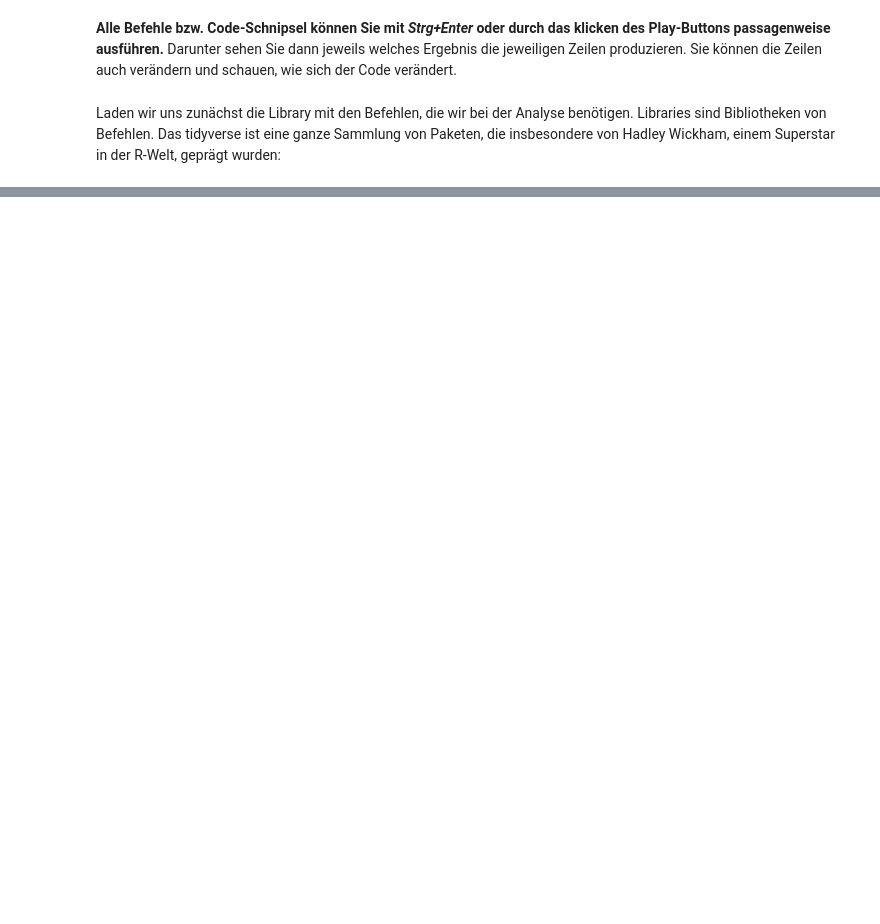
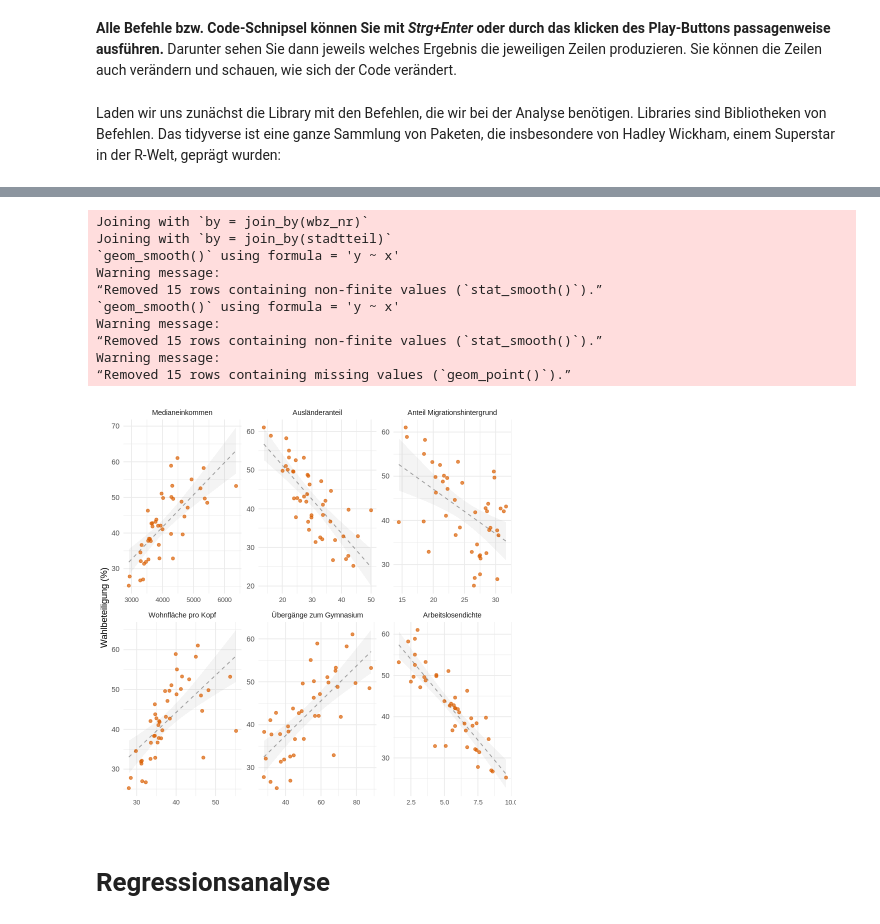
Before and after one commit to cstecker/politicsRLab, a Jupyter notebook: sozial verzerrte Wahlbeteiligung (OB-Wahl FFM).ipynb, the cells around one changed output, grey strips where cells are left out. Cells and saved outputs as stored; diff of their text form; code cells hidden in the pictures; blank space fills up the shorter version.

```diff
--- a/sozial verzerrte Wahlbeteiligung (OB-Wahl FFM).ipynb
+++ b/sozial verzerrte Wahlbeteiligung (OB-Wahl FFM).ipynb
@@ -185,0 +144,51 @@ Schreiben Sie doch mal ein bisschen Code!
+# %%
+# alles auf einen Blick
+ffm_ob_wbz_results %>%
+  filter(date == "2023-03-05", wbz_art == "Präsenzwahl") %>%
+  left_join(wbz_stadtteile) %>%
+  select(date, stadtteil, wbz_nr, everything()) %>%
+  group_by(stadtteil) %>%
+  summarise(across(c(gueltig, sperrW , wahlberechtigt), sum)) %>%
+  mutate(turnout = (gueltig+sperrW)/wahlberechtigt*100) %>%
+  left_join(select(ffm_socstrk, -mean_age)) %>%
+  drop_na(stadtteil) %>%
+  pivot_longer(c(auslaender:median_brutto)) %>%
+  mutate(value = replace(value, value == 0, NA)) %>%
+  mutate(name = factor(name, levels = c("median_brutto", "auslaender", "migrant", "wohnflaech", "gymn", "arbeitslose"))) %>%
+  ggplot(aes(x = value, y =  turnout)) +
+  geom_ribbon(stat='smooth', method = "lm", se=TRUE, alpha=0.1, fill = "grey60",
+              aes(color = NULL)) +
+  geom_line(stat="smooth", method = "lm",
+            size = .5,
+            linetype ="dashed",
+            alpha = 0.5,
+            color = "grey25") +
+  geom_point(color = "#D95F02", alpha = .7) +
+  facet_wrap(vars(name), scales = "free",
+             labeller =
+               labeller(name =
+                          c("median_brutto" = "Medianeinkommen",
+                            "arbeitslose" = "Arbeitslosendichte" ,
+                            "auslaender" = "Ausländeranteil",
+                            "gymn" = "Übergänge zum Gymnasium",
+                            "migrant" = "Anteil Migrationshintergrund",
+                            "wohnflaech" = "Wohnfläche pro Kopf"))) +
+  labs(x = "", y = "Wahlbeteiligung (%)") +
+  theme_minimal() +
+  theme(
+    axis.text.x = element_text(size = 8)
+  )
+# %% [output]
+Joining with `by = join_by(wbz_nr)`
+Joining with `by = join_by(stadtteil)`
+`geom_smooth()` using formula = 'y ~ x'
+Warning message:
+“Removed 15 rows containing non-finite values (`stat_smooth()`).”
+`geom_smooth()` using formula = 'y ~ x'
+Warning message:
+“Removed 15 rows containing non-finite values (`stat_smooth()`).”
+Warning message:
+“Removed 15 rows containing missing values (`geom_point()`).”
+[figure, added]
+# %% [markdown]
+# Regressionsanalyse
```
Also changed, not shown: parts of 49 cells of this notebook.
